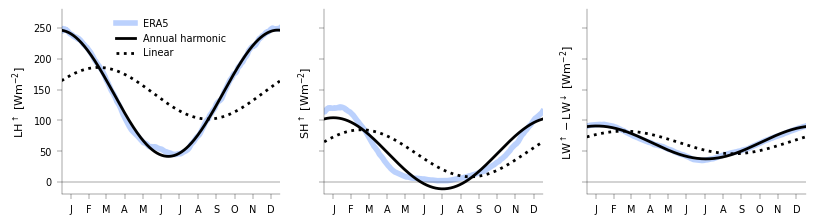
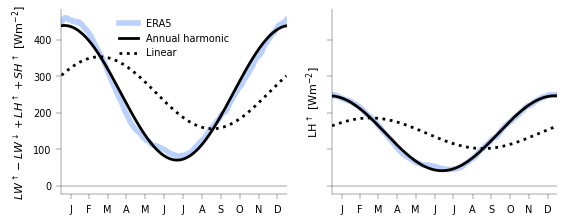
The change to this notebook cell's code, shown as a diff; its figure went from the first image to the second:
--- before
+++ after
@@ -1,7 +1,8 @@
 flux_plot = ['mslhf', 'msshf', 'msnlwrf']
+flux_plot = ['net_up_flux', 'mslhf']
 # flux_plot = 'msnlwrf'
 simulated_alpha = 0.4
 fig, ax = plt.subplots(1, len(flux_plot), sharex=True, sharey=True)
-fig_resize(fig, utils.width['one_col']*3)
+fig_resize(fig, utils.width['one_col']*len(flux_plot))
 for i, key2 in enumerate(flux_plot):
     for key in ['simulated', 'direct', 'linear']:
@@ -9,5 +10,6 @@
         if skip_direct and key == 'direct':
             time_plot = time_plot - 1000
-        ax[i].plot(time_plot, -ds_single[key2].sel(fit_method=key), color=style_map[key][0], label=style_map[key][2],
+        ax[i].plot(time_plot, (1 if key2=='net_up_flux' else -1) * ds_single[key2].sel(fit_method=key),
+                   color=style_map[key][0], label=style_map[key][2],
                 lw=style_map[key][3], alpha=simulated_alpha if key == 'simulated' else 1,
                 linestyle=style_map[key][1])
@@ -30,5 +32,5 @@
     print(f"time lag = {np.arctan(param_use[1]) / (2 * np.pi / ds.time.size):.1f} days")
 ax[0].set_xticks(*month_ticks)
-ax[0].set_ylim(-20, 280)
+# ax[0].set_ylim(-20, 280)
 ax[0].set_xlim(0, ds.time.size)
 ax[0].legend()

Commit: Update egu2026_talk.ipynb